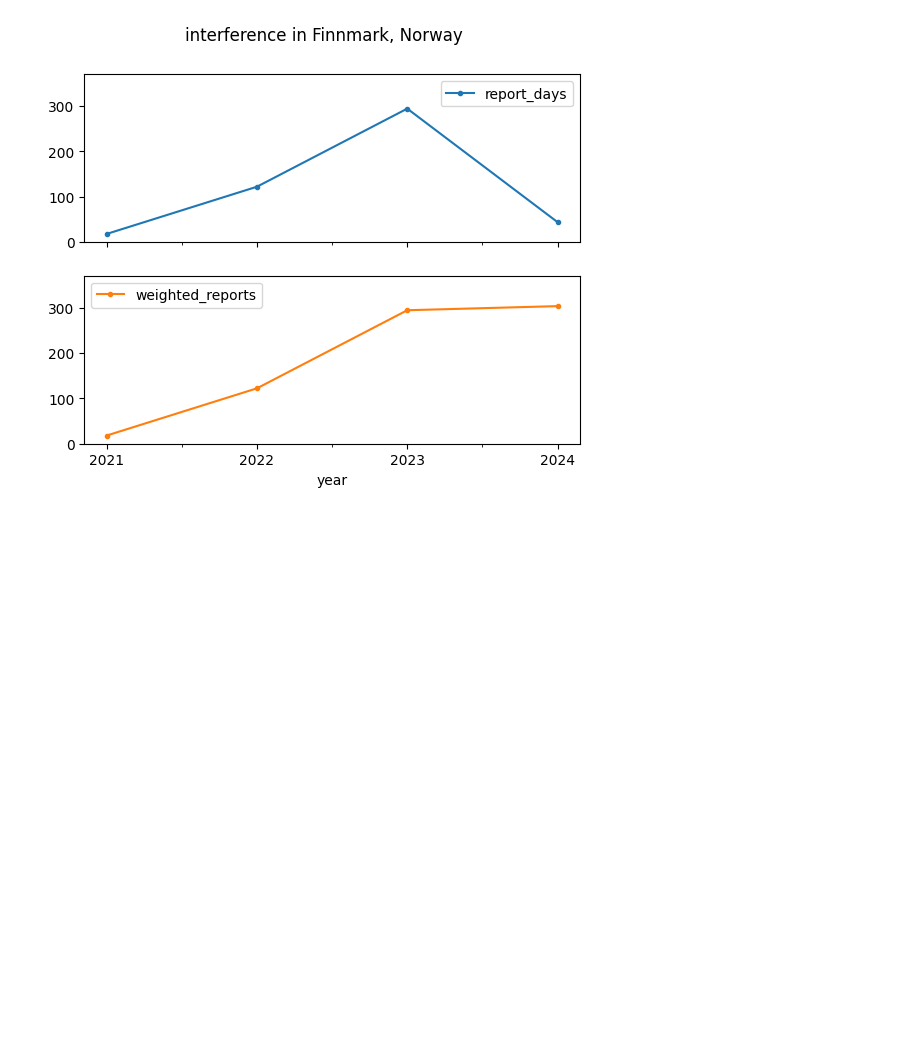
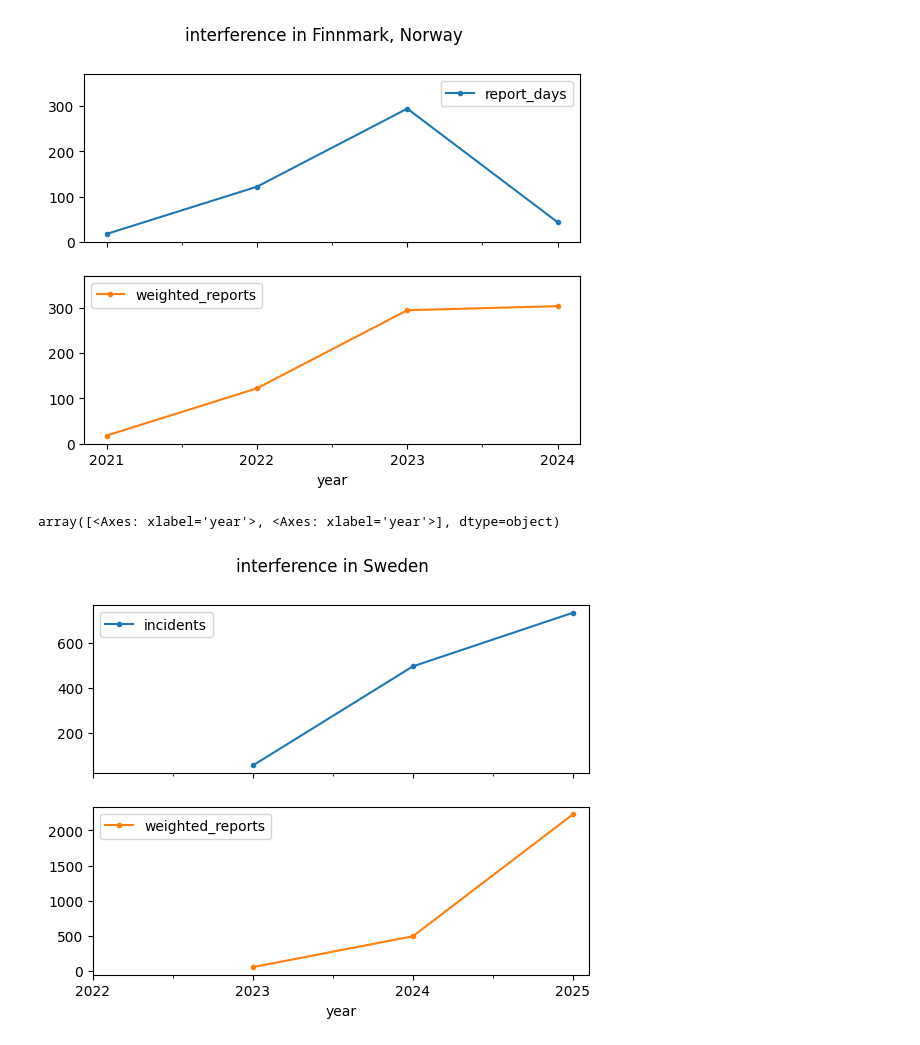
Before and after one commit to stelios-c/GPS_analysis, a Jupyter notebook: scandi_baltic/Finland_Norway_combined.ipynb, the cells around one changed output. Drawn from its saved outputs; the diff is of its cells as text; code cells hidden in the pictures; blank space fills up the shorter version.

```diff
--- a/scandi_baltic/Finland_Norway_combined.ipynb
+++ b/scandi_baltic/Finland_Norway_combined.ipynb
@@ -53,6 +62,17 @@ def clean_table(df):
 # %% [output]
 array([<Axes: xlabel='year'>, <Axes: xlabel='year'>], dtype=object)
 [figure]
+# %%
+(se_data
+    .set_index('year')
+    .assign(weighted_reports=se_data.set_index('year').incidents.div(se_data.set_index('year').year_days)*365)
+    .drop(columns='year_days')
+    .plot(marker='.',xticks=range(2022,2026),title='interference in Sweden',subplots=True)#,ylim=[0,370]
+)
+ #.report_days.plot(marker='.',ylim=[0,370],xticks=range(2021,2025),ylabel='days of interference in Finnmark, Norway')
+# %% [output]
+array([<Axes: xlabel='year'>, <Axes: xlabel='year'>], dtype=object)
+[figure, added]
 # %%
 (fi_data
  .pipe(clean_table)
```
Also changed, not shown: parts of 3 cells of this notebook.
